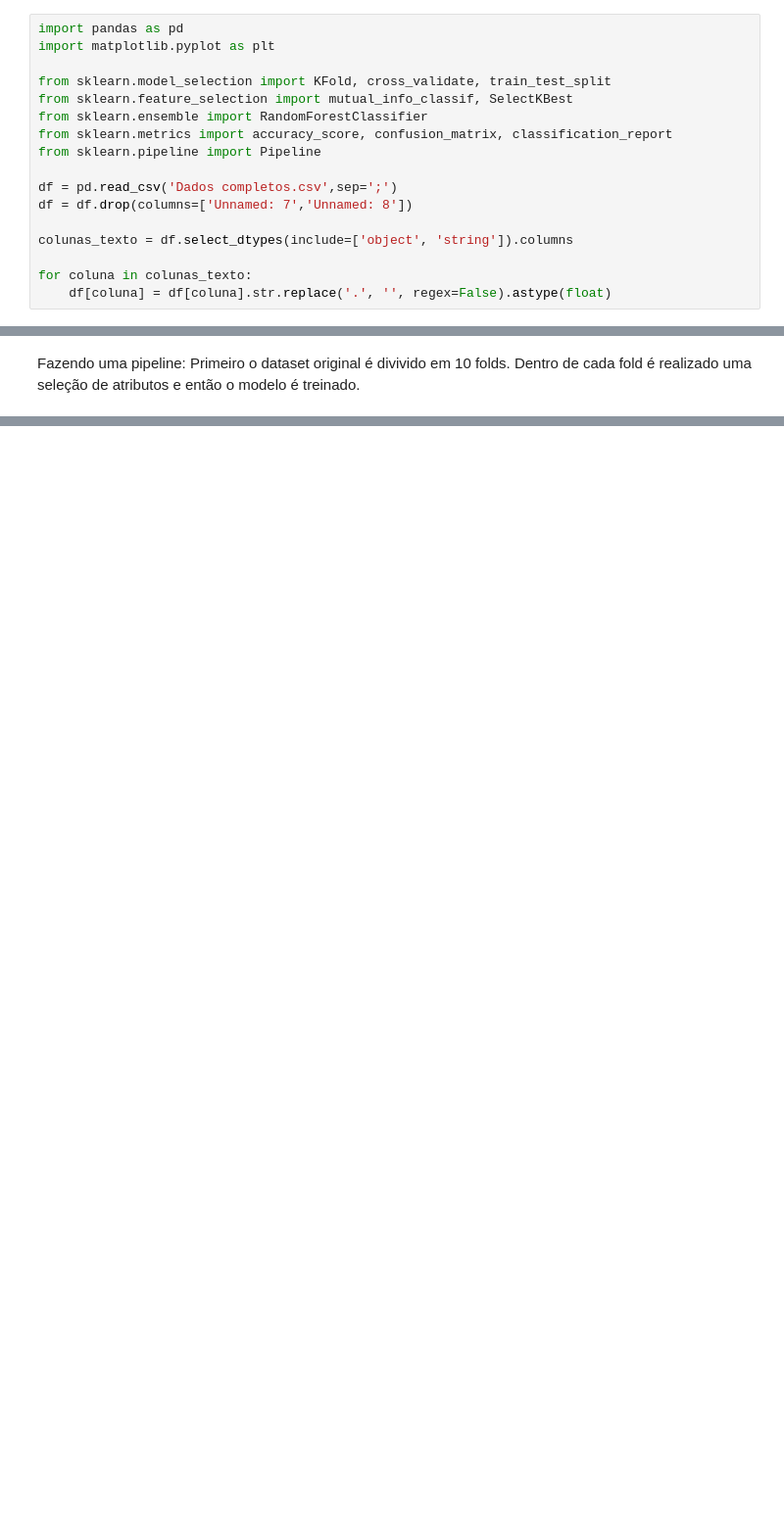
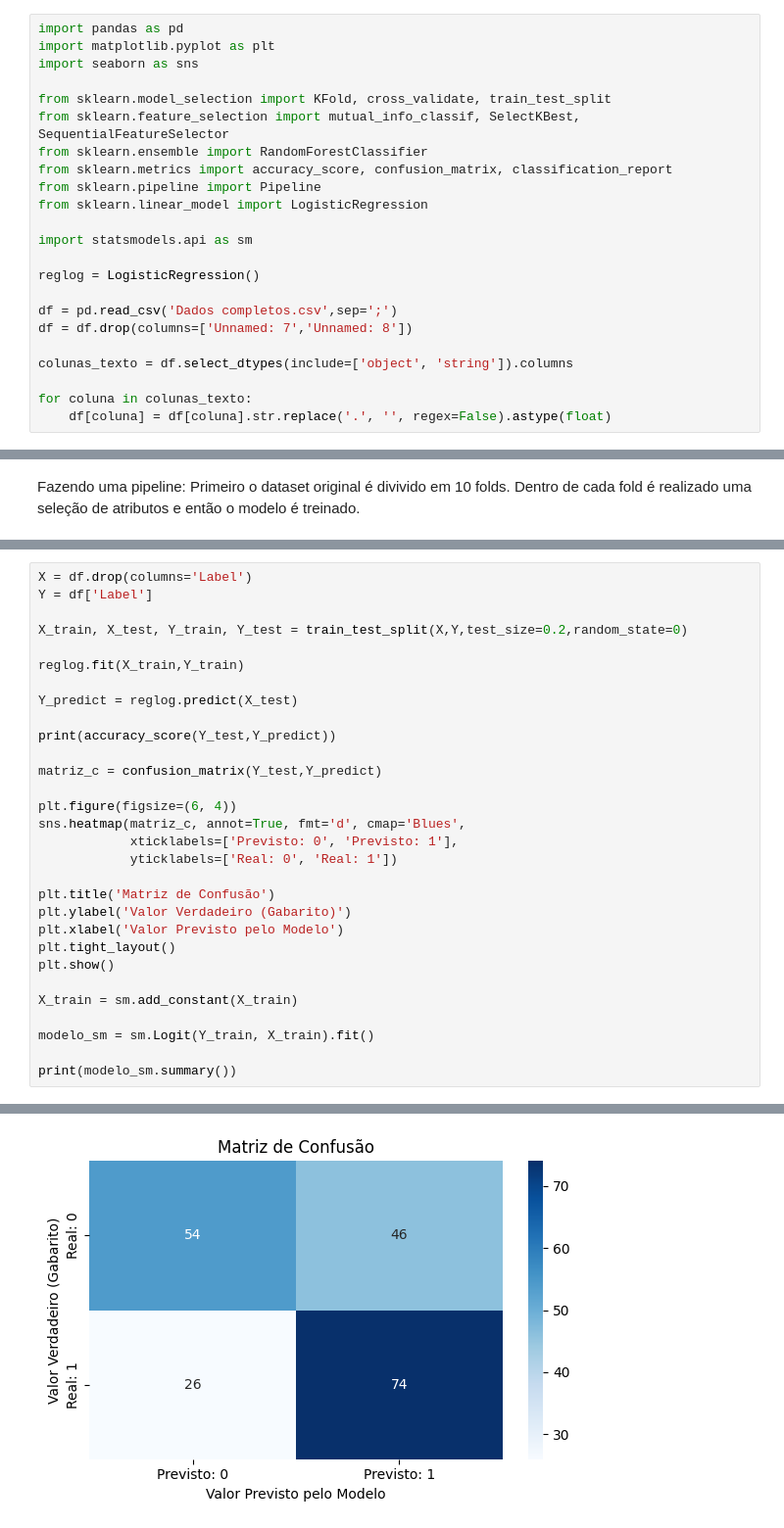
Before and after one commit to andrefsr/Estudos-em-Inteligencia-Artificial, a Jupyter notebook: 5 - Seleção de Atributos/gpr/main.ipynb, the cells around one changed output, grey strips where cells are left out. Shown at 98% size. Cells and saved outputs as stored; diff of their text form; blank space fills up the shorter version.

```diff
--- a/5 - Seleção de Atributos/gpr/main.ipynb
+++ b/5 - Seleção de Atributos/gpr/main.ipynb
@@ -1,12 +1,18 @@
 # %%
 import pandas as pd
 import matplotlib.pyplot as plt
+import seaborn as sns
 
 from sklearn.model_selection import KFold, cross_validate, train_test_split
-from sklearn.feature_selection import mutual_info_classif, SelectKBest
+from sklearn.feature_selection import mutual_info_classif, SelectKBest, SequentialFeatureSelector
 from sklearn.ensemble import RandomForestClassifier
 from sklearn.metrics import accuracy_score, confusion_matrix, classification_report
 from sklearn.pipeline import Pipeline
+from sklearn.linear_model import LogisticRegression
+
+import statsmodels.api as sm
+
+reglog = LogisticRegression()
 
 df = pd.read_csv('Dados completos.csv',sep=';')
 df = df.drop(columns=['Unnamed: 7','Unnamed: 8'])
@@ -115,0 +220,31 @@ Acurácia: 0.866
+# %%
+X = df.drop(columns='Label')
+Y = df['Label']
+
+X_train, X_test, Y_train, Y_test = train_test_split(X,Y,test_size=0.2,random_state=0)
+
+reglog.fit(X_train,Y_train)
+
+Y_predict = reglog.predict(X_test)
+
+print(accuracy_score(Y_test,Y_predict))
+
+matriz_c = confusion_matrix(Y_test,Y_predict)
+
+plt.figure(figsize=(6, 4))
+sns.heatmap(matriz_c, annot=True, fmt='d', cmap='Blues',
+            xticklabels=['Previsto: 0', 'Previsto: 1'],
+            yticklabels=['Real: 0', 'Real: 1'])
+
+plt.title('Matriz de Confusão')
+plt.ylabel('Valor Verdadeiro (Gabarito)')
+plt.xlabel('Valor Previsto pelo Modelo')
+plt.tight_layout()
+plt.show()
+
+X_train = sm.add_constant(X_train)
+
+modelo_sm = sm.Logit(Y_train, X_train).fit()
+
+print(modelo_sm.summary())
+# %% [output]
@@ -115,0 +252 @@ Acurácia: 0.866
+[figure, added]
```
Also changed, not shown: parts of 12 cells of this notebook, 2 other files.
